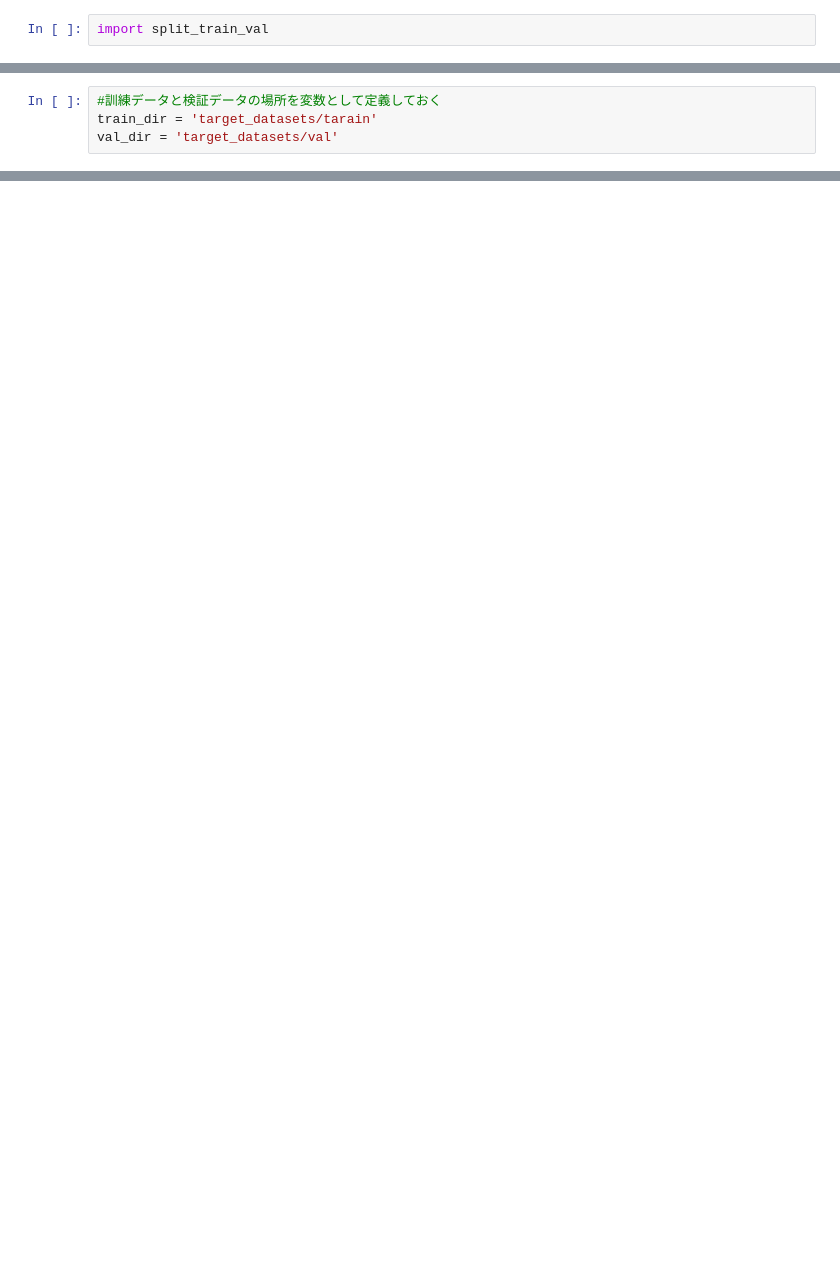
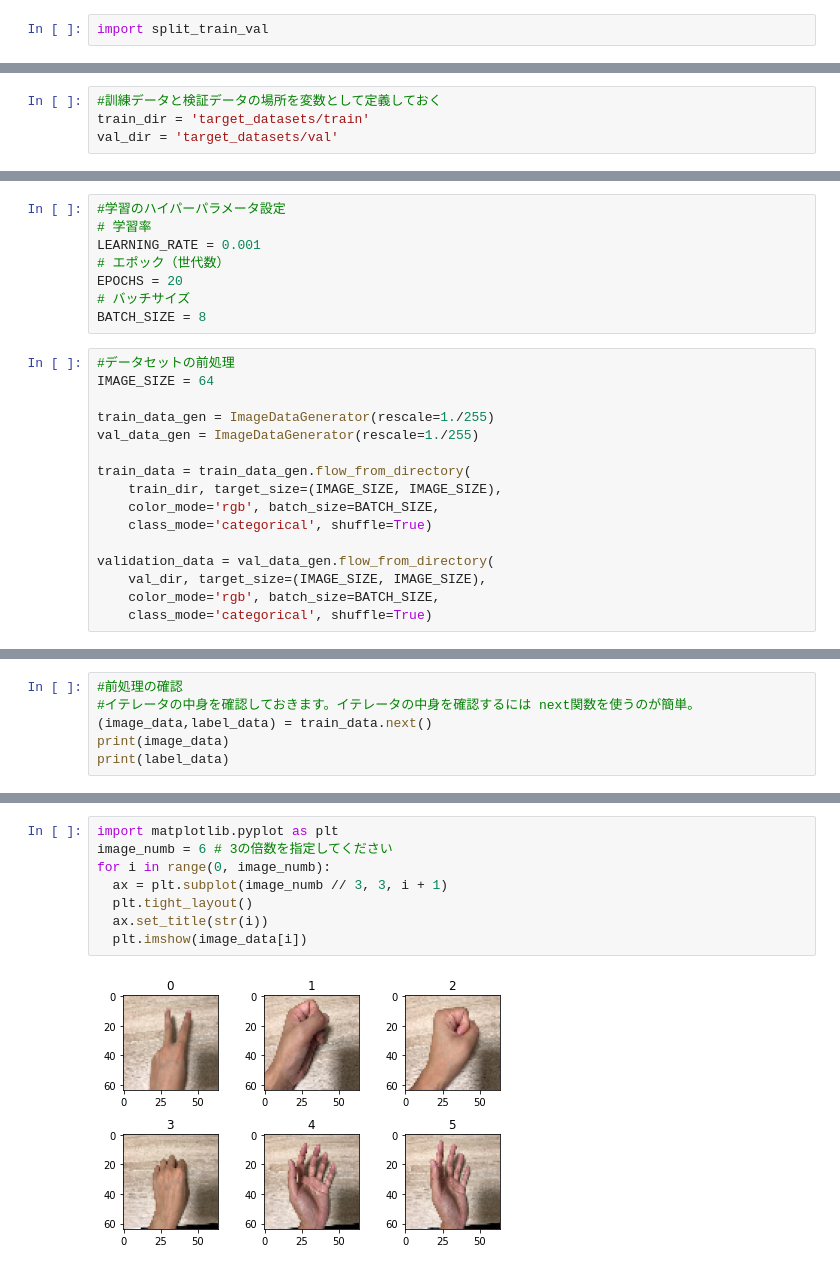
Before and after one commit to newstage75/ML_study, a Jupyter notebook: karaAI/再度からあげ先生の勉強.ipynb, the cells around one changed output, grey strips where cells are left out. Saved outputs shown, nothing was run; the diff lists cells and outputs as text; blank space fills up the shorter version.

```diff
--- a/karaAI/再度からあげ先生の勉強.ipynb
+++ b/karaAI/再度からあげ先生の勉強.ipynb
@@ -124,4 +124,4 @@ IMG_0777.JPG  IMG_0790.JPG  IMG_0813.JPG  IMG_0882.JPG
 # %%
 #訓練データと検証データの場所を変数として定義しておく
-train_dir = 'target_datasets/tarain'
+train_dir = 'target_datasets/train'
 val_dir = 'target_datasets/val'
@@ -127,0 +193,24 @@ val_dir = 'target_datasets/val'
+# %%
+#学習のハイパーパラメータ設定
+# 学習率
+LEARNING_RATE = 0.001
+# エポック（世代数）
+EPOCHS = 20
+# バッチサイズ
+BATCH_SIZE = 8
+# %%
+#データセットの前処理
+IMAGE_SIZE = 64
+
+train_data_gen = ImageDataGenerator(rescale=1./255)
+val_data_gen = ImageDataGenerator(rescale=1./255)
+
+train_data = train_data_gen.flow_from_directory(
+    train_dir, target_size=(IMAGE_SIZE, IMAGE_SIZE),
+    color_mode='rgb', batch_size=BATCH_SIZE,
+    class_mode='categorical', shuffle=True)
+
+validation_data = val_data_gen.flow_from_directory(
+    val_dir, target_size=(IMAGE_SIZE, IMAGE_SIZE),
+    color_mode='rgb', batch_size=BATCH_SIZE,
+    class_mode='categorical', shuffle=True)
@@ -127,0 +220,6 @@ val_dir = 'target_datasets/val'
+# %%
+#前処理の確認
+#イテレータの中身を確認しておきます。イテレータの中身を確認するには next関数を使うのが簡単。
+(image_data,label_data) = train_data.next()
+print(image_data)
+print(label_data)
@@ -127,0 +250,10 @@ val_dir = 'target_datasets/val'
+# %%
+import matplotlib.pyplot as plt
+image_numb = 6 # 3の倍数を指定してください
+for i in range(0, image_numb):
+  ax = plt.subplot(image_numb // 3, 3, i + 1)
+  plt.tight_layout()
+  ax.set_title(str(i))
+  plt.imshow(image_data[i])
+# %% [output]
+[figure, added]
```
Also changed, not shown: parts of 20 cells of this notebook.
